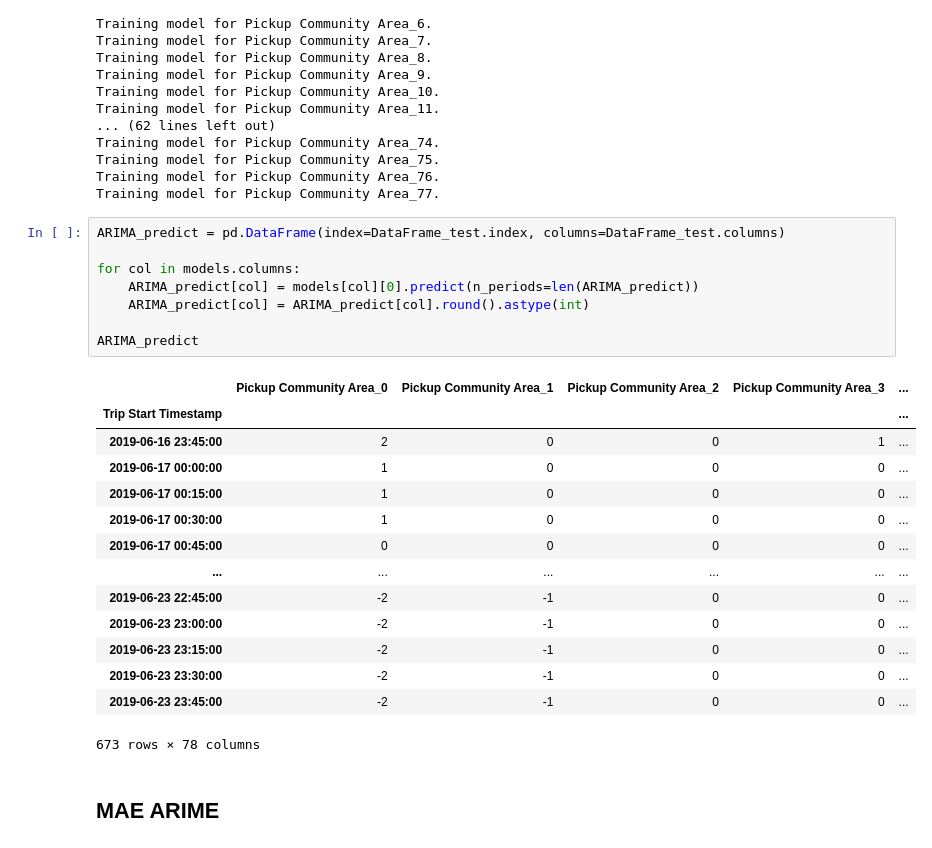
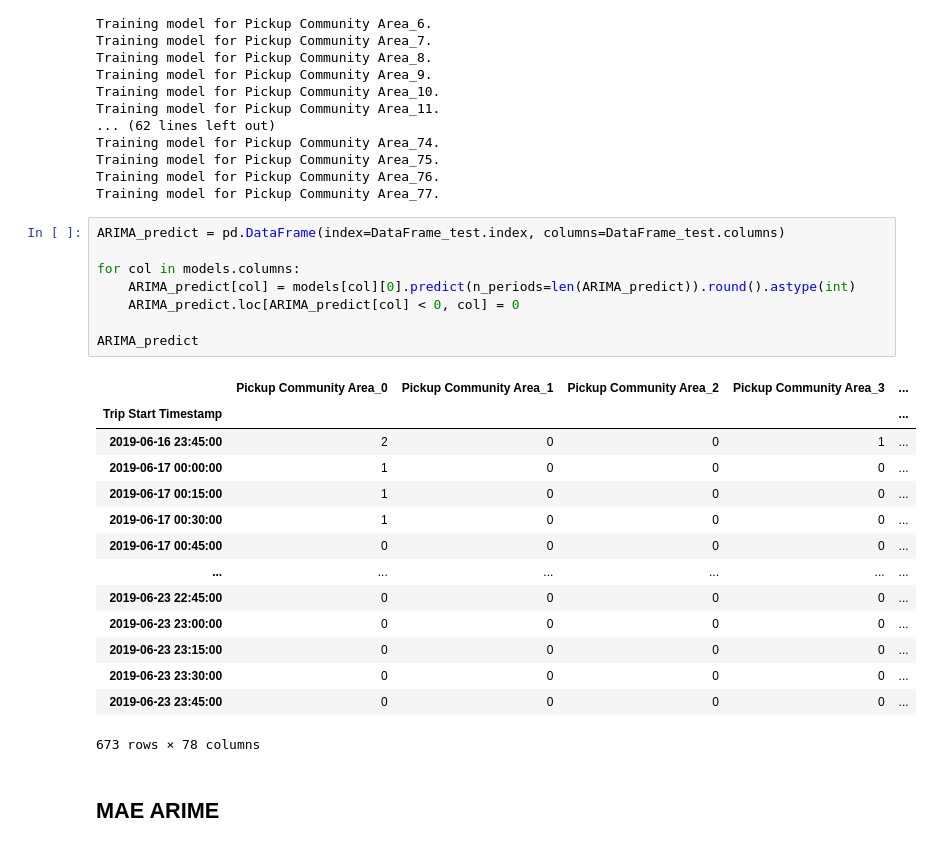
Before and after one commit to sboof911/Uber, a Jupyter notebook: UberClassifier.ipynb, the cells around one changed output. Saved outputs shown, nothing was run; the diff lists cells and outputs as text.

```diff
--- a/UberClassifier.ipynb
+++ b/UberClassifier.ipynb
@@ -485,25 +495,25 @@ Training model for Pickup Community Area_77.
 # %%
 ARIMA_predict = pd.DataFrame(index=DataFrame_test.index, columns=DataFrame_test.columns)
 
 for col in models.columns:
-    ARIMA_predict[col] = models[col][0].predict(n_periods=len(ARIMA_predict))
-    ARIMA_predict[col] = ARIMA_predict[col].round().astype(int)
+    ARIMA_predict[col] = models[col][0].predict(n_periods=len(ARIMA_predict)).round().astype(int)
+    ARIMA_predict.loc[ARIMA_predict[col] < 0, col] = 0
 
 ARIMA_predict
 # %% [output]
 |  | Pickup Community Area_0 | Pickup Community Area_1 | Pickup Community Area_2 | Pickup Community Area_3 | ... |
 | Trip Start Timestamp |  |  |  |  | ... |
 | 2019-06-16 23:45:00 | 2 | 0 | 0 | 1 | ... |
 | 2019-06-17 00:00:00 | 1 | 0 | 0 | 0 | ... |
 | 2019-06-17 00:15:00 | 1 | 0 | 0 | 0 | ... |
 | 2019-06-17 00:30:00 | 1 | 0 | 0 | 0 | ... |
 | 2019-06-17 00:45:00 | 0 | 0 | 0 | 0 | ... |
 | ... | ... | ... | ... | ... | ... |
-| 2019-06-23 22:45:00 | -2 | -1 | 0 | 0 | ... |
-| 2019-06-23 23:00:00 | -2 | -1 | 0 | 0 | ... |
-| 2019-06-23 23:15:00 | -2 | -1 | 0 | 0 | ... |
-| 2019-06-23 23:30:00 | -2 | -1 | 0 | 0 | ... |
-| 2019-06-23 23:45:00 | -2 | -1 | 0 | 0 | ... |
+| 2019-06-23 22:45:00 | 0 | 0 | 0 | 0 | ... |
+| 2019-06-23 23:00:00 | 0 | 0 | 0 | 0 | ... |
+| 2019-06-23 23:15:00 | 0 | 0 | 0 | 0 | ... |
+| 2019-06-23 23:30:00 | 0 | 0 | 0 | 0 | ... |
+| 2019-06-23 23:45:00 | 0 | 0 | 0 | 0 | ... |
 673 rows × 78 columns
 # %% [markdown]
 ## MAE ARIME
```
Also changed, not shown: parts of 6 cells of this notebook.
